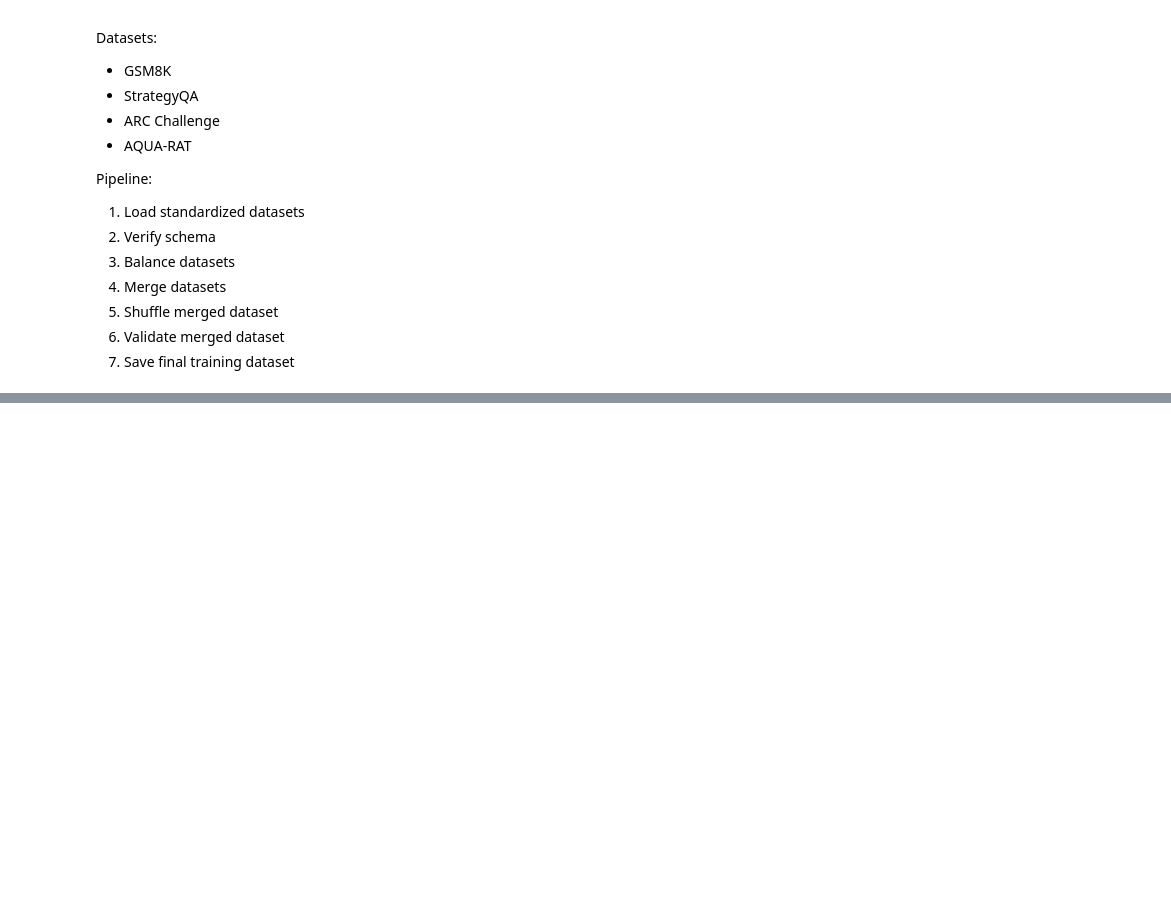
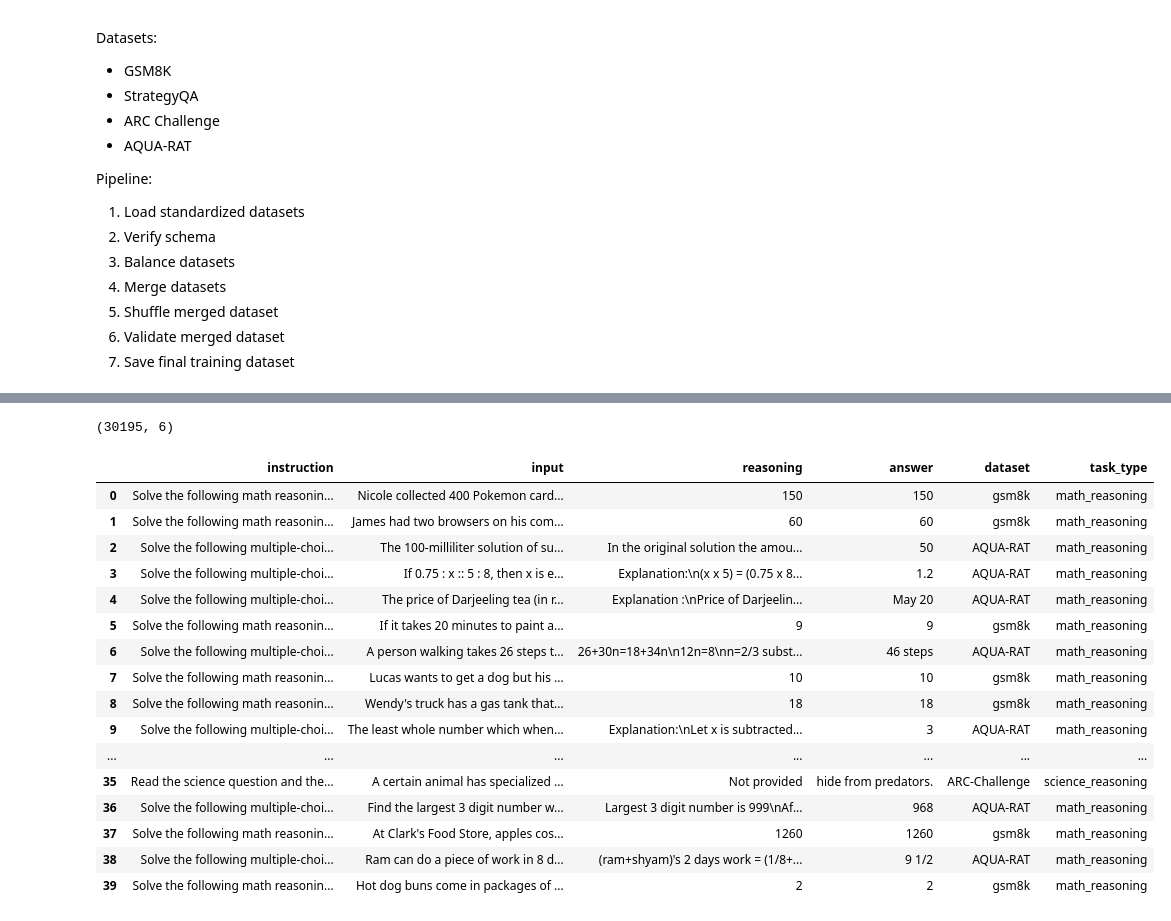
Before and after one commit to MR-just01/Llama3.2-Reasoning, a Jupyter notebook: notebooks/03_merge_datasets.ipynb, the cells around one changed output, grey strips where cells are left out. Drawn from its saved outputs; the diff is of its cells as text; code cells hidden in the pictures; blank space fills up the shorter version.

```diff
--- a/notebooks/03_merge_datasets.ipynb
+++ b/notebooks/03_merge_datasets.ipynb
@@ -34,0 +149,9 @@ FileNotFoundError: [Errno 2] No such file or directory: 'gsm8k_standardized.csv'
+# %%
+RANDOM_SEED = 42
+
+aqua_sampled = aqua.sample(
+    n=20000,
+    random_state=RANDOM_SEED
+)
+
+print(aqua_sampled.shape)
@@ -34,0 +183,10 @@ FileNotFoundError: [Errno 2] No such file or directory: 'gsm8k_standardized.csv'
+# %%
+merged_df = pd.concat(
+    [
+        gsm,
+        strategy,
+        arc,
+        aqua_sampled
+    ],
+    ignore_index=True
+)
@@ -34,0 +204,29 @@ FileNotFoundError: [Errno 2] No such file or directory: 'gsm8k_standardized.csv'
+# %%
+merged_df.shape
+# %% [output]
+(30195, 6)
+# %%
+merged_df = merged_df.sample(
+    frac=1,
+    random_state=42
+).reset_index(drop=True)
+# %%
+merged_df.head(40)
+# %% [output]
+|  | instruction | input | reasoning | answer | dataset | task_type |
+| 0 | Solve the following math reasonin... | Nicole collected 400 Pokemon card... | 150 | 150 | gsm8k | math_reasoning |
+| 1 | Solve the following math reasonin... | James had two browsers on his com... | 60 | 60 | gsm8k | math_reasoning |
+| 2 | Solve the following multiple-choi... | The 100-milliliter solution of su... | In the original solution the amou... | 50 | AQUA-RAT | math_reasoning |
+| 3 | Solve the following multiple-choi... | If 0.75 : x :: 5 : 8, then x is e... | Explanation:\n(x x 5) = (0.75 x 8... | 1.2 | AQUA-RAT | math_reasoning |
+| 4 | Solve the following multiple-choi... | The price of Darjeeling tea (in r... | Explanation :\nPrice of Darjeelin... | May 20 | AQUA-RAT | math_reasoning |
+| 5 | Solve the following math reasonin... | If it takes 20 minutes to paint a... | 9 | 9 | gsm8k | math_reasoning |
+| 6 | Solve the following multiple-choi... | A person walking takes 26 steps t... | 26+30n=18+34n\n12n=8\nn=2/3 subst... | 46 steps | AQUA-RAT | math_reasoning |
+| 7 | Solve the following math reasonin... | Lucas wants to get a dog but his ... | 10 | 10 | gsm8k | math_reasoning |
+| 8 | Solve the following math reasonin... | Wendy's truck has a gas tank that... | 18 | 18 | gsm8k | math_reasoning |
+| 9 | Solve the following multiple-choi... | The least whole number which when... | Explanation:\nLet x is subtracted... | 3 | AQUA-RAT | math_reasoning |
+| ... | ... | ... | ... | ... | ... | ... |
+| 35 | Read the science question and the... | A certain animal has specialized ... | Not provided | hide from predators. | ARC-Challenge | science_reasoning |
+| 36 | Solve the following multiple-choi... | Find the largest 3 digit number w... | Largest 3 digit number is 999\nAf... | 968 | AQUA-RAT | math_reasoning |
+| 37 | Solve the following math reasonin... | At Clark's Food Store, apples cos... | 1260 | 1260 | gsm8k | math_reasoning |
+| 38 | Solve the following multiple-choi... | Ram can do a piece of work in 8 d... | (ram+shyam)'s 2 days work = (1/8+... | 9 1/2 | AQUA-RAT | math_reasoning |
+| 39 | Solve the following math reasonin... | Hot dog buns come in packages of ... | 2 | 2 | gsm8k | math_reasoning |
```
Also changed, not shown: parts of 30 cells of this notebook.
